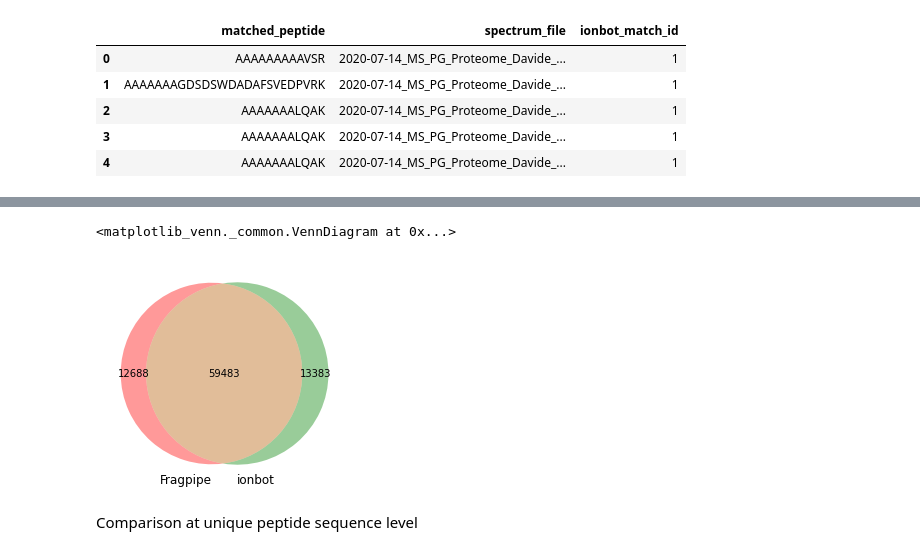
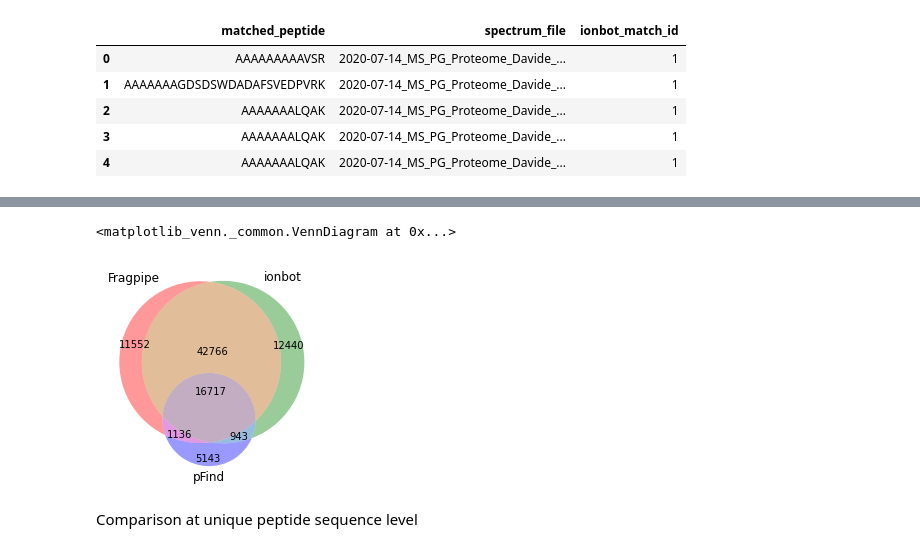
Before and after one commit to rodvrees/Master_Thesis, a Jupyter notebook: OSE_comparison.ipynb, the cells around one changed output, grey strips where cells are left out. Cells and saved outputs as stored; diff of their text form; code cells hidden in the pictures.

```diff
--- a/OSE_comparison.ipynb
+++ b/OSE_comparison.ipynb
@@ -127,8 +167,8 @@ plt.show()
-# %%
-venn2(subsets = ((2413+2409+2779+1535+1660+1892),(2599+2473+3003+1597+1562+2149), (12159+11472+14494+6320+6609+8429)), set_labels = ('Fragpipe', 'ionbot'))
-# %% [output]
-<matplotlib_venn._common.VennDiagram at 0x...>
-[figure, removed]
+# %%
+venn3(subsets = ((2204+2176+2513+1410+1527+1722),(2423+2291+2798+1488+1445+1995), (8746+8185+10270+4608+4715+6242),(1148+1003+1357+466+540+629),(209+233+266+125+133+170),(176+182+205+109+117+154),(3413+3287+4224+1712+1894+2187)), set_labels = ('Fragpipe', 'ionbot', 'pFind'))
+# %% [output]
+<matplotlib_venn._common.VennDiagram at 0x...>
+[figure, added]
 # %% [markdown]
 Comparison at unique peptide sequence level
 # %% [markdown]
```
Also changed, not shown: parts of 39 cells of this notebook, 20 other files.
